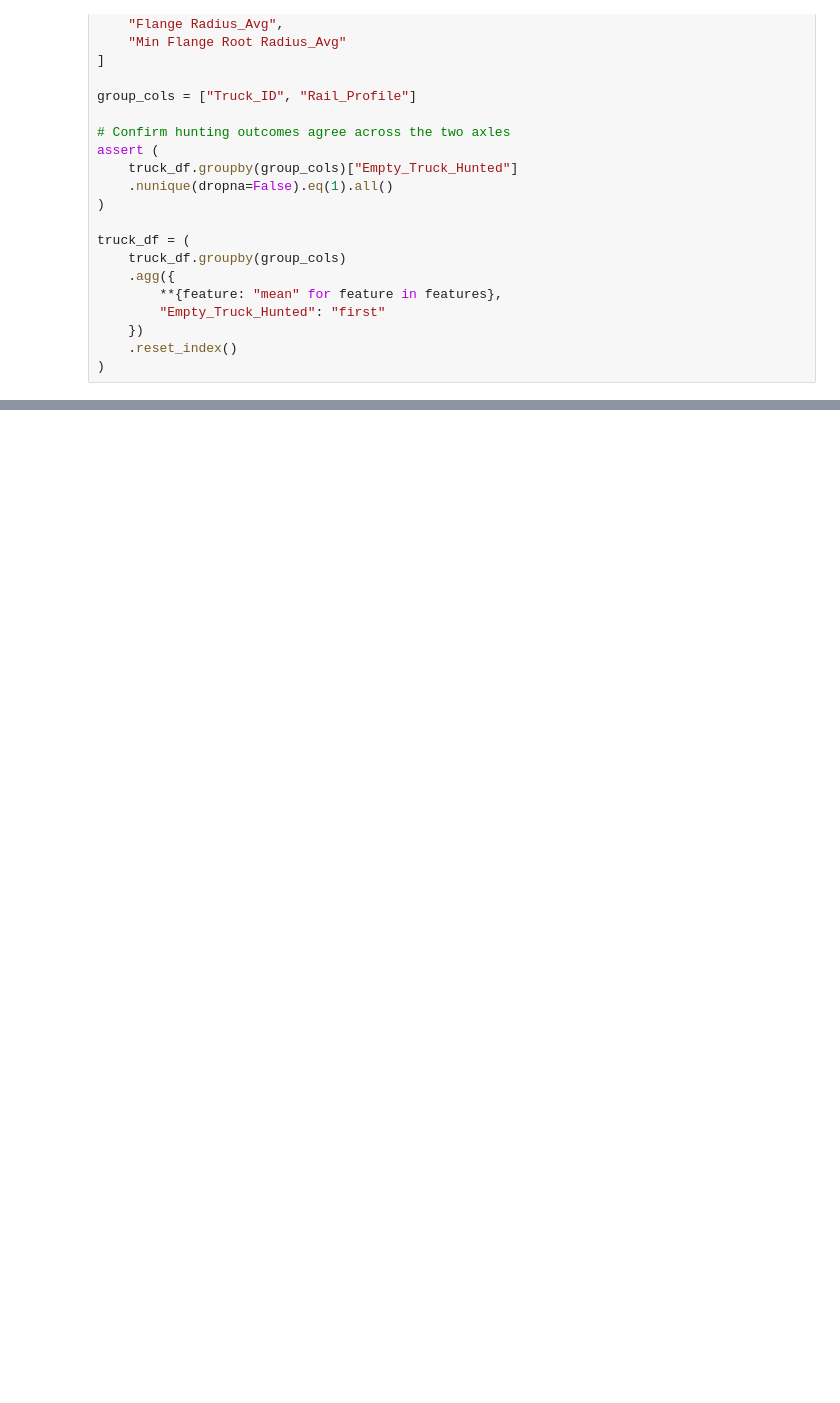
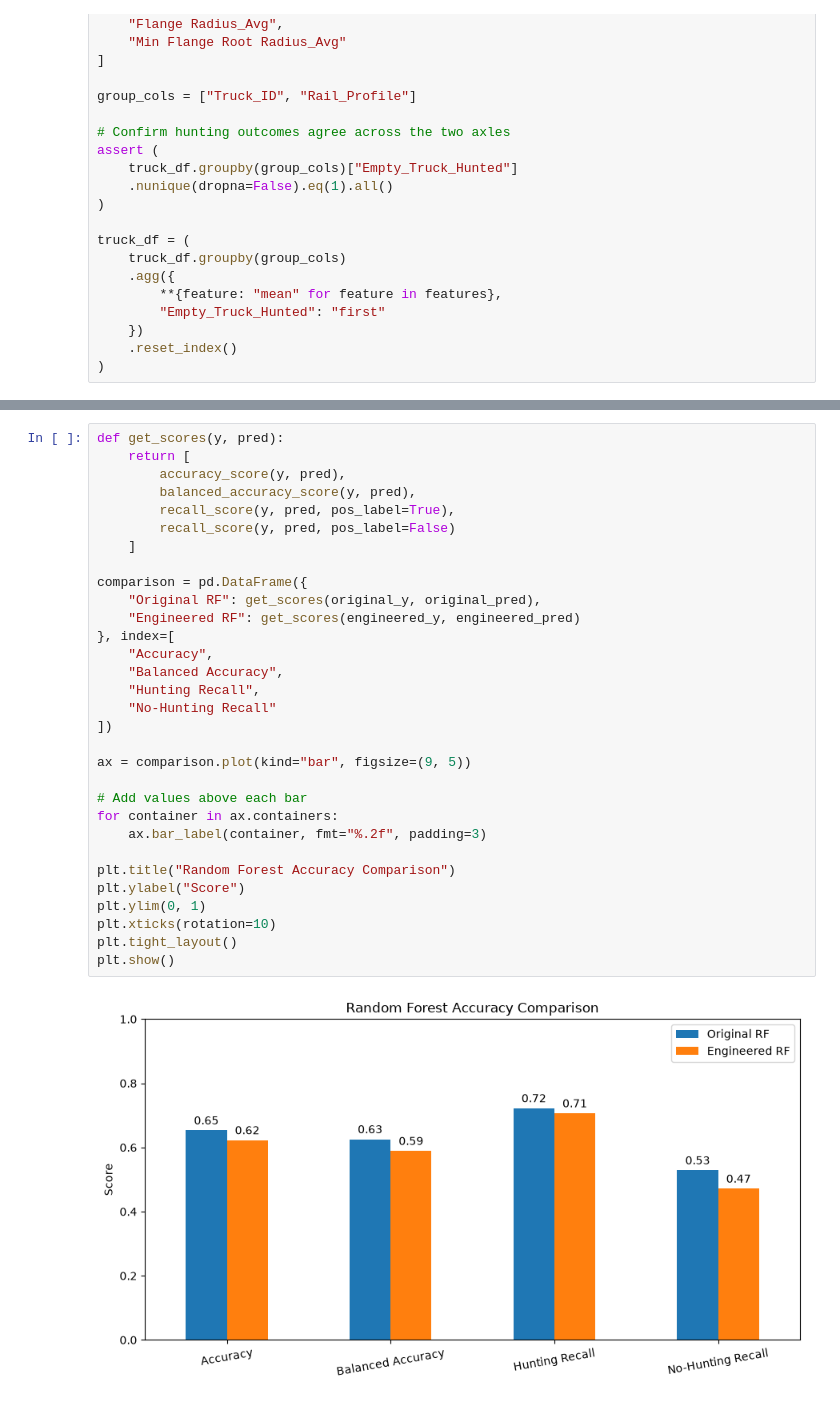
Before and after one commit to smathurc/MxV-Wheel-Profile, a Jupyter notebook: notebooks/nguyenaa_randomforest_and_modeling.ipynb, the cells around one changed output, grey strips where cells are left out. Cells and saved outputs as stored; diff of their text form; blank space fills up the shorter version.

```diff
--- a/notebooks/nguyenaa_randomforest_and_modeling.ipynb
+++ b/notebooks/nguyenaa_randomforest_and_modeling.ipynb
@@ -307,0 +319,33 @@ plt.show()
+# %%
+def get_scores(y, pred):
+    return [
+        accuracy_score(y, pred),
+        balanced_accuracy_score(y, pred),
+        recall_score(y, pred, pos_label=True),
+        recall_score(y, pred, pos_label=False)
+    ]
+
+comparison = pd.DataFrame({
+    "Original RF": get_scores(original_y, original_pred),
+    "Engineered RF": get_scores(engineered_y, engineered_pred)
+}, index=[
+    "Accuracy",
+    "Balanced Accuracy",
+    "Hunting Recall",
+    "No-Hunting Recall"
+])
+
+ax = comparison.plot(kind="bar", figsize=(9, 5))
+
+# Add values above each bar
+for container in ax.containers:
+    ax.bar_label(container, fmt="%.2f", padding=3)
+
+plt.title("Random Forest Accuracy Comparison")
+plt.ylabel("Score")
+plt.ylim(0, 1)
+plt.xticks(rotation=10)
+plt.tight_layout()
+plt.show()
+# %% [output]
+[figure, added]
```
Also changed, not shown: parts of 10 cells of this notebook.
